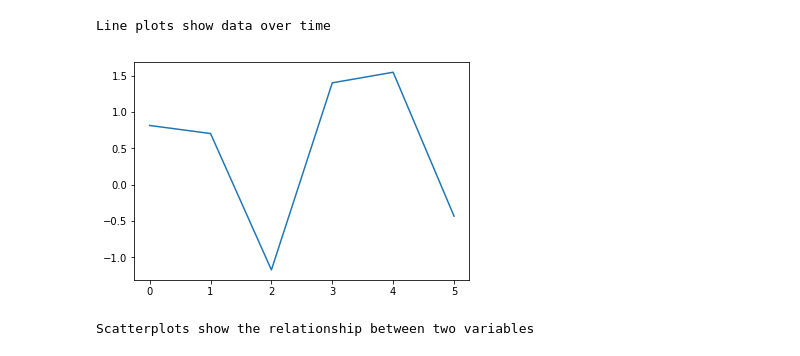
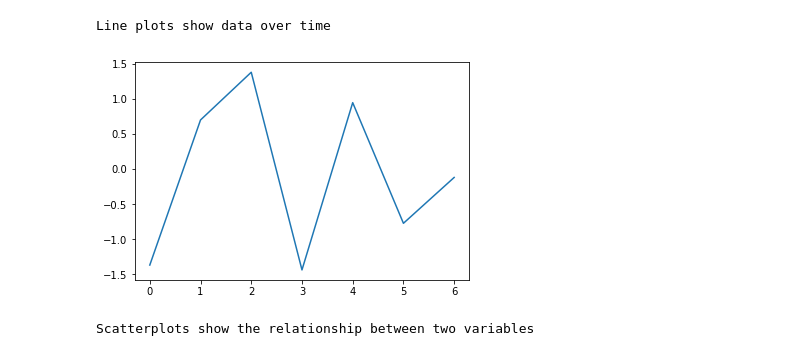
Before and after one commit to micsab/thinkful_files, a Jupyter notebook: unit_1/basic_plotting.ipynb, the cells around one changed output. Saved outputs shown, nothing was run; the diff lists cells and outputs as text; code cells hidden in the pictures.

```diff
--- a/unit_1/basic_plotting.ipynb
+++ b/unit_1/basic_plotting.ipynb
@@ -17,10 +17,10 @@ print(foods.iloc[0:6,:].head(n=20))
 # %%
 print('Line plots show data over time')
-plt.plot(foods.iloc[0:6]['col1'])
+plt.plot(foods.iloc[0:7]['col2'])
 plt.show()
 # %% [output]
 Line plots show data over time
-[figure, old version]
+[figure, new version]
 # %%
 print('Scatterplots show the relationship between two variables')
 plt.scatter(foods['col2'],foods['col1'])
```
Also changed, not shown: parts of 1 cell of this notebook, 14 other files.
